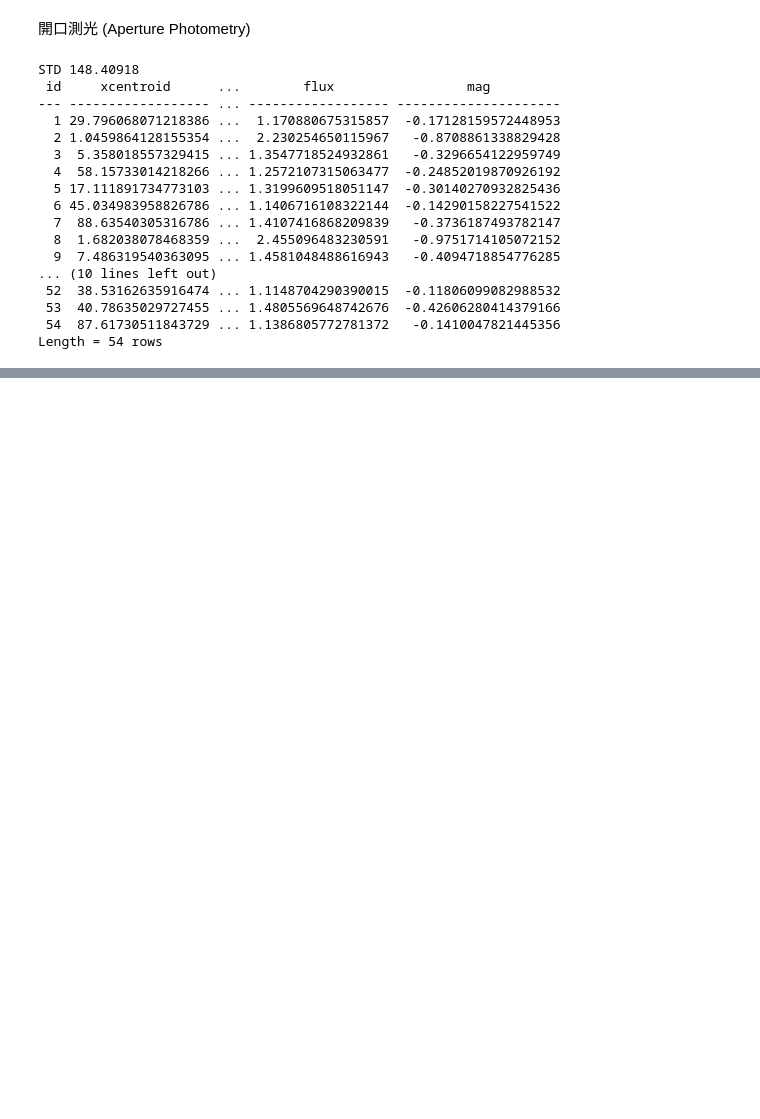
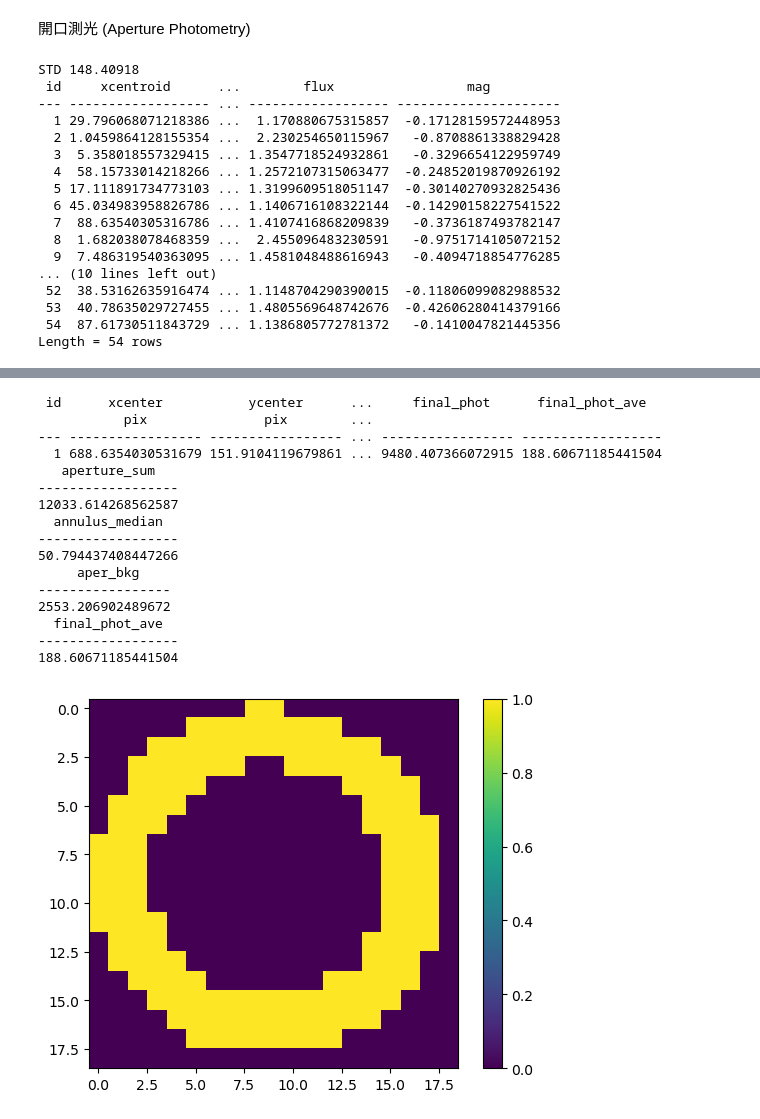
Before and after one commit to ShinnosukeSatoh/HST_Jupiter_footprints, a Jupyter notebook: photometry_test.ipynb, the cells around one changed output, grey strips where cells are left out. Saved outputs shown, nothing was run; the diff lists cells and outputs as text; code cells hidden in the pictures; blank space fills up the shorter version.

```diff
--- a/photometry_test.ipynb
+++ b/photometry_test.ipynb
@@ -173,0 +220,50 @@ Lat [deg] 53.68228541345377
+# %%
+# Aperture photometry
+apertures = CircularAperture(positions[posarg0,:], r=4.)
+rawflux = aperture_photometry(dimage, apertures)
+# print(rawflux)
+
+# 局所的な背景を測定する
+# 各スポットを中心とした輪っかを作成
+annulus_apertures = CircularAnnulus(positions[posarg0,:], r_in=6., r_out=9.)
+
+# sigmaクリッピング法を用いる
+# http://www.astroarts.com/products/stlimg7/support/faq-general/composite_methods-j.shtml
+# ここではガウシアン開口ではなくただの円開口を用いる
+# rawfluxには開口内の合計カウント値が入っているので、バックグラウンドとして`bkg_median*apertures.area`
+# を作成し、`rawflux['aperture_sum']`からさっ引く。
+annulus_masks = annulus_apertures.to_mask(method='center')
+annulus_data = annulus_masks.multiply(dimage)
+annulus_data_1d = annulus_data[annulus_masks.data > 0]  # 輪っか内部の値だけ抽出
+_, median_sigclip, _ = sigma_clipped_stats(annulus_data_1d)
+bkg_median = median_sigclip
+rawflux['annulus_median'] = bkg_median
+rawflux['aper_bkg'] = bkg_median*apertures.area
+rawflux['final_phot'] = rawflux['aperture_sum'] - rawflux['aper_bkg']
+rawflux['final_phot_ave'] = rawflux['final_phot']/apertures.area
+print(rawflux)
+print(rawflux['aperture_sum'])
+print(rawflux['annulus_median'])
+print(rawflux['aper_bkg'])
+print(rawflux['final_phot_ave'])
+plt.imshow(annulus_masks)
+plt.colorbar()
+plt.show()
+# %% [output]
+ id      xcenter           ycenter      ...     final_phot      final_phot_ave
+           pix               pix        ...
+--- ----------------- ----------------- ... ----------------- ------------------
+  1 688.6354030531679 151.9104119679861 ... 9480.407366072915 188.60671185441504
+   aperture_sum
+------------------
+12033.614268562587
+  annulus_median
+------------------
+50.794437408447266
+     aper_bkg
+-----------------
+2553.206902489672
+  final_phot_ave
+------------------
+188.60671185441504
+[figure, added]
```
Also changed, not shown: parts of 5 cells of this notebook.
